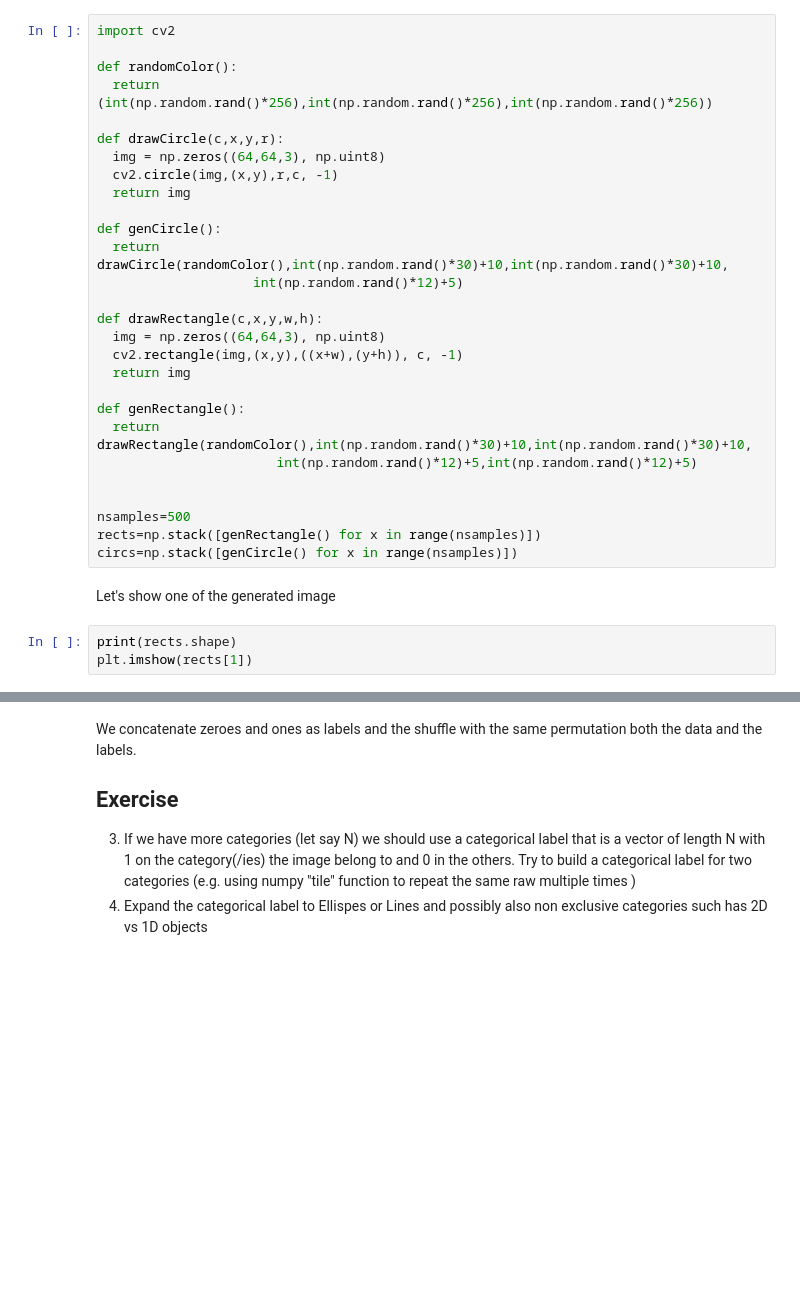
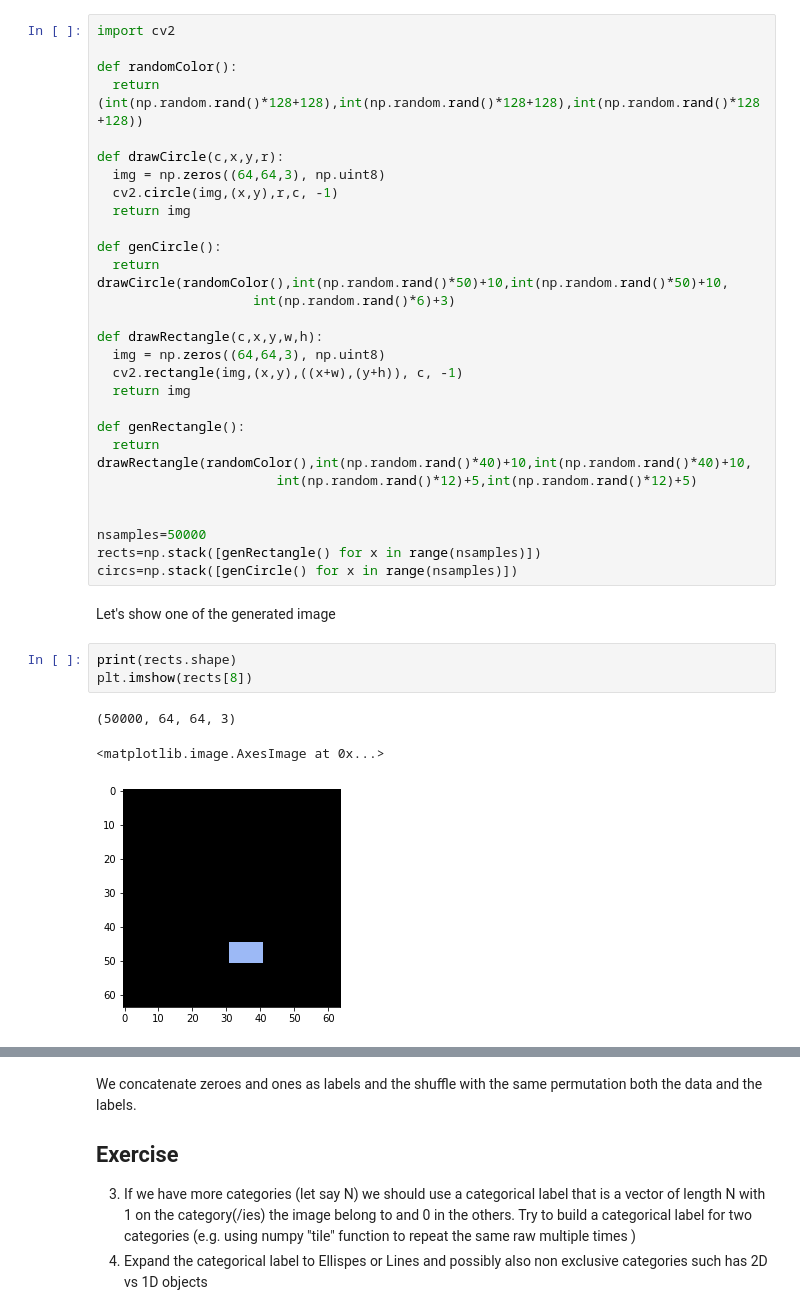
Before and after one commit to arizzi/NNTutorial, a Jupyter notebook: CNN_tutorial.ipynb, the cells around one changed output, grey strips where cells are left out. Drawn from its saved outputs; the diff is of its cells as text; blank space fills up the shorter version.

```diff
--- a/CNN_tutorial.ipynb
+++ b/CNN_tutorial.ipynb
@@ -24,7 +24,7 @@ We now generate ourself some images with a circle or a rectangle, of random colo
 import cv2
 
 def randomColor():
-  return (int(np.random.rand()*256),int(np.random.rand()*256),int(np.random.rand()*256))
+  return (int(np.random.rand()*128+128),int(np.random.rand()*128+128),int(np.random.rand()*128+128))
 
 def drawCircle(c,x,y,r):
   img = np.zeros((64,64,3), np.uint8)
@@ -32,8 +32,8 @@ def drawCircle(c,x,y,r):
   return img
 
 def genCircle():
-  return drawCircle(randomColor(),int(np.random.rand()*30)+10,int(np.random.rand()*30)+10,
-                    int(np.random.rand()*12)+5)
+  return drawCircle(randomColor(),int(np.random.rand()*50)+10,int(np.random.rand()*50)+10,
+                    int(np.random.rand()*6)+3)
 
 def drawRectangle(c,x,y,w,h):
   img = np.zeros((64,64,3), np.uint8)
@@ -41,15 +41,19 @@ def drawRectangle(c,x,y,w,h):
   return img
 
 def genRectangle():
-  return drawRectangle(randomColor(),int(np.random.rand()*30)+10,int(np.random.rand()*30)+10,
+  return drawRectangle(randomColor(),int(np.random.rand()*40)+10,int(np.random.rand()*40)+10,
                        int(np.random.rand()*12)+5,int(np.random.rand()*12)+5)
 
 
-nsamples=500
+nsamples=50000
 rects=np.stack([genRectangle() for x in range(nsamples)])
 circs=np.stack([genCircle() for x in range(nsamples)])
 # %% [markdown]
 Let's show one of the generated image
 # %%
 print(rects.shape)
-plt.imshow(rects[1])
+plt.imshow(rects[8])
+# %% [output]
+(50000, 64, 64, 3)
+<matplotlib.image.AxesImage at 0x...>
+[figure, added]
```
Also changed, not shown: parts of 8 cells of this notebook.
